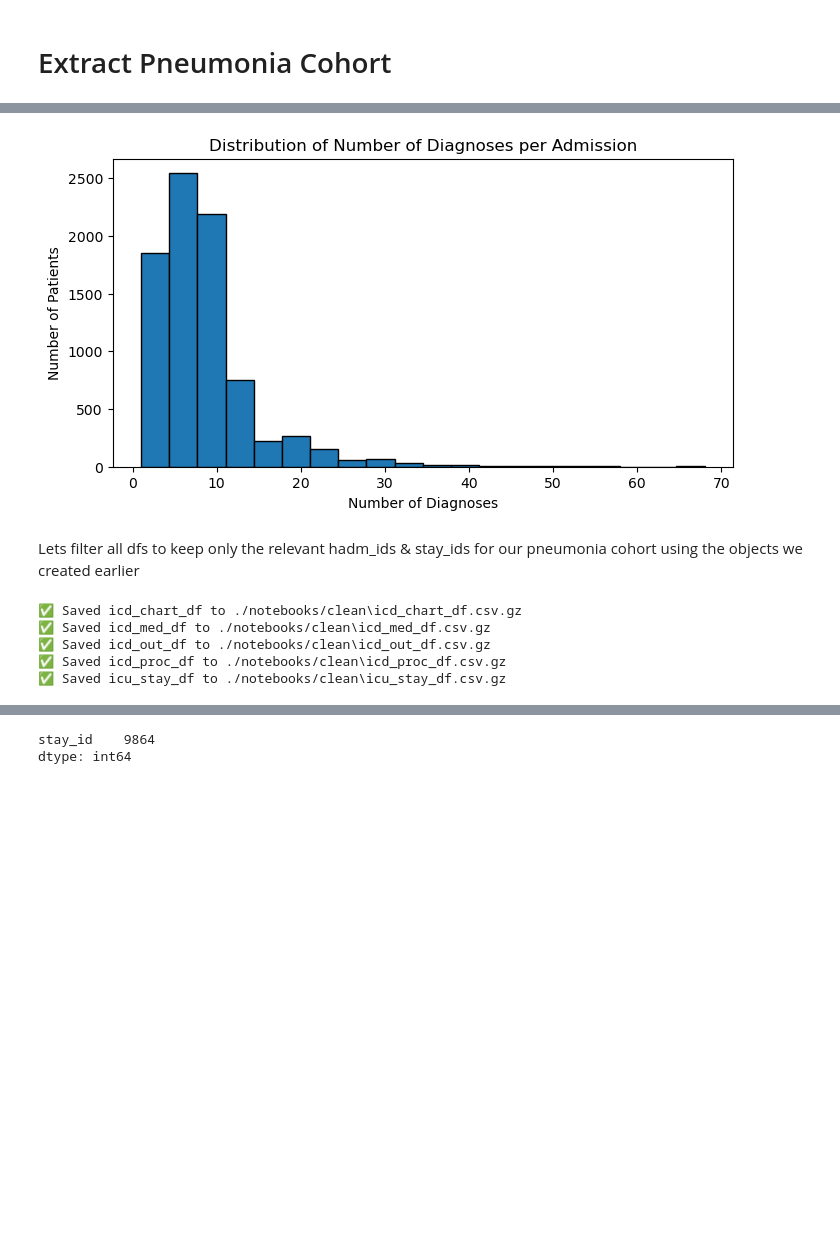
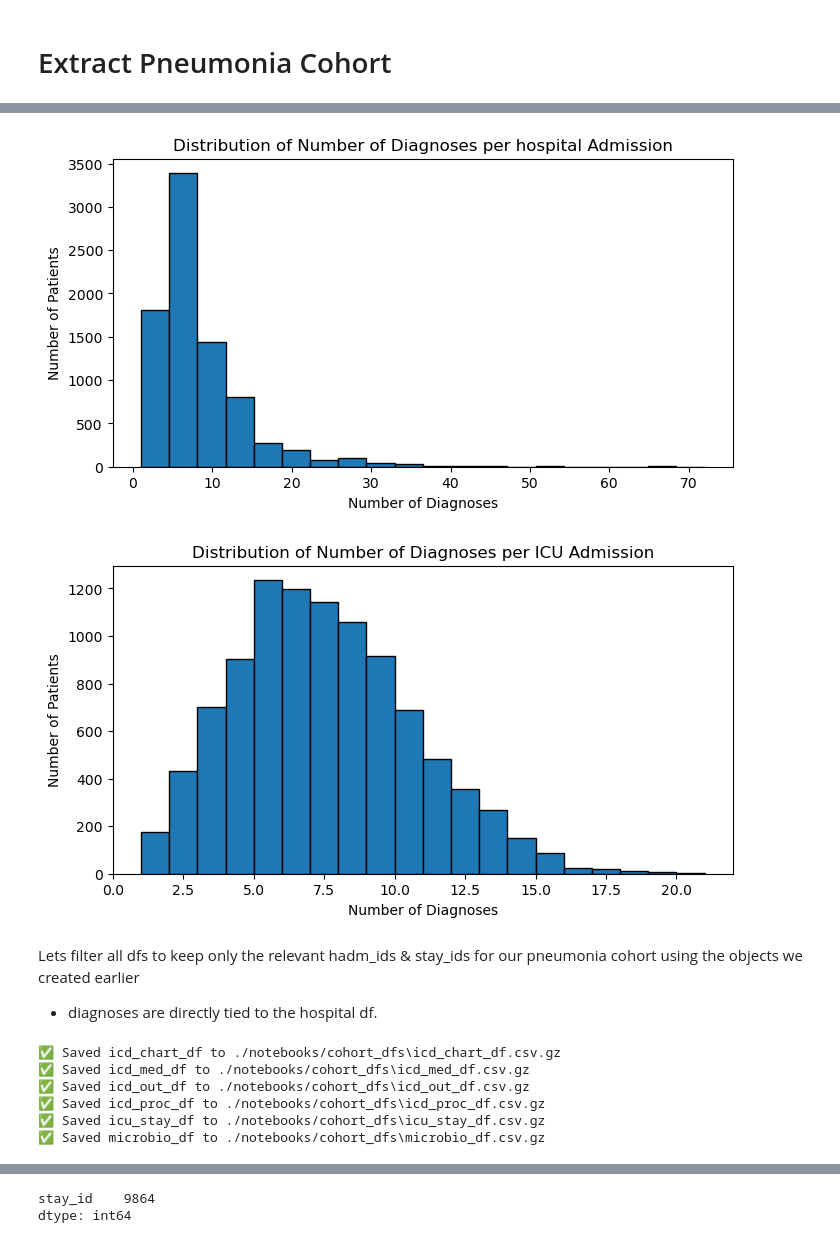
Before and after one commit to shaunaheron2/MIMIC-FINAL, a Jupyter notebook: preAnndataProcessing.ipynb, the cells around one changed output, grey strips where cells are left out. Saved outputs shown, nothing was run; the diff lists cells and outputs as text; code cells hidden in the pictures; blank space fills up the shorter version.

Commit message:
data ready for andata & ehrapy

```diff
--- a/preAnndataProcessing.ipynb
+++ b/preAnndataProcessing.ipynb
@@ -242,27 +271,3 @@ None
 | 75% | 1.751771e+07 | 3.749097e+07 | 2173-11-21 23:04:30 | 2173-11-26 18:02:40.250000384 | 76.000000 | 0.000000 | 2.746508e+07 | 92.701806 |
 | max | 1.999999e+07 | 3.999986e+07 | 2214-07-22 17:05:53 | 2214-07-26 17:13:57 | 91.000000 | 1.000000 | 2.999983e+07 | 5433.673889 |
 | std | 2.884057e+06 | 2.886443e+06 | NaN | NaN | 16.716351 | 0.257558 | 2.884105e+06 | 129.659365 |
-# %%
-# Get the top 15 most common diagnoses
-top_15_diag = icd_diagnoses_df["icd_code"].value_counts().head(15)
-
-# Ensure J18 is in the list (if missing, add it manually)
-if "J18" not in top_15_diag.index:
-    j18_count = icd_diagnoses_df[icd_diagnoses_df["icd_code"] == "J18"]["icd_code"].count()
-
-    # Use pd.concat instead of append
-    top_15_diag = pd.concat([top_15_diag, pd.Series({"J18": j18_count})])
-
-# Step 3: Filter the DataFrame to include:
-#  - All diagnoses for patients who had J18 (pneumonia)
-#  - Only top 15 diagnoses for those patients
-icd_diagnoses_cleaned = icd_diagnoses_df[
-    (icd_diagnoses_df['hadm_id'].isin(pneumonia_hadm_ids)) &  # Keep J18 patients
-    (icd_diagnoses_df['icd_code'].isin(top_15_diag.index))  # Keep J18 + top 15 diagnoses
-].copy()
-
-# Step 4: Add diagnosis counts for reference
-icd_diagnoses_cleaned["count"] = icd_diagnoses_cleaned["icd_code"].map(top_15_diag)
-
-# Display the cleaned DataFrame
-print(icd_diagnoses_cleaned)
@@ -297,10 +389,17 @@ stay_id    9864
 dtype: int64
 # %%
 # Aggregate by hadm_id: Store all ICD codes as a list
-icd_agg_list = icd_diagnoses_cleaned.groupby("hadm_id").agg(
+icd_agg_list = icd_diagnoses_cleaned.groupby("stay_id").agg(
     icd_codes=("icd_code", lambda x: list(x)),  # Store diagnoses as a list
+    diagnoses=("disease_name", lambda x: list(x)),
     disease_categories=("disease_type", lambda x: list(set(x)))  # Unique disease categories
 ).reset_index()
+
+icd_agg_list_hosp = icd_diagnoses_cleaned.groupby("hadm_id").agg(
+    icd_codes=("icd_code", lambda x: list(x)),  # Store diagnoses as a list
+    diagnoses=("disease_name", lambda x: list(x)),
+    disease_categories=("disease_type", lambda x: list(set(x)))  # Unique disease categories
+).reset_index()
 # %%
 icd_agg_list
 # %% [output]
@@ -320,30 +419,46 @@ icd_agg_list
 # %%
+
+icd_agg_list_hosp["num_diagnoses"] = icd_agg_list_hosp["icd_codes"].apply(len)
+
+plt.figure(figsize=(8, 4))
+plt.hist(icd_agg_list_hosp["num_diagnoses"], bins=20, edgecolor="black")
+plt.title("Distribution of Number of Diagnoses per hospital Admission")
+plt.xlabel("Number of Diagnoses")
+plt.ylabel("Number of Patients")
+plt.show()
+
 icd_agg_list["num_diagnoses"] = icd_agg_list["icd_codes"].apply(len)
 
 plt.figure(figsize=(8, 4))
 plt.hist(icd_agg_list["num_diagnoses"], bins=20, edgecolor="black")
-plt.title("Distribution of Number of Diagnoses per Admission")
+plt.title("Distribution of Number of Diagnoses per ICU Admission")
 plt.xlabel("Number of Diagnoses")
 plt.ylabel("Number of Patients")
 plt.show()
 # %% [output]
-[figure, old version]
+[figure, new version]
+[figure, added]
 # %% [markdown]
 Lets filter all dfs to keep only the relevant hadm_ids & stay_ids for our pneumonia cohort using the objects we created earlier
+
+- diagnoses are directly tied to the hospital df.
 # %%
 import os
 
 # Define the directory to save cleaned files
-save_dir = "./notebooks/clean"
+save_dir = "./notebooks/cohort_dfs"
 os.makedirs(save_dir, exist_ok=True)  # Create directory if it doesn't exist
 
 # Ensure the filtered DataFrames retain original columns
 filtered_dfs = {
     "icd_chart_df": icd_chart_df[icd_chart_df["stay_id"].isin(pneumonia_stay_ids)].copy(),
-    "icd_med_df": icd_med_df[icd_med_df["hadm_id"].isin(pneumonia_hadm_ids)].copy(),
-    "icd_out_df": icd_out_df[icd_out_df["hadm_id"].isin(pneumonia_hadm_ids)].copy(),
-    "icd_proc_df": icd_proc_df[icd_proc_df["hadm_id"].isin(pneumonia_hadm_ids)].copy(),
-    "icu_stay_df": icu_stay_df[icu_stay_df["hadm_id"].isin(pneumonia_hadm_ids)].copy(),
+    "icd_med_df": icd_med_df[icd_med_df["stay_id"].isin(pneumonia_stay_ids)].copy(),
+    "icd_out_df": icd_out_df[icd_out_df["stay_id"].isin(pneumonia_stay_ids)].copy(),
+    "icd_proc_df": icd_proc_df[icd_proc_df["stay_id"].isin(pneumonia_stay_ids)].copy(),
+    "icu_stay_df": icu_stay_df[icu_stay_df["stay_id"].isin(pneumonia_stay_ids)].copy(),
+    "microbio_df": microbio[microbio['hadm_id'].isin(pneumonia_hadm_ids)].copy(),
+    "pharma_df": pharma_df[pharma_df['hadm_id'].isin(pneumonia_hadm_ids)].copy(),
+    'emar_df': emar_df[emar_df['hadm_id'].isin(pneumonia_hadm_ids)].copy()
 }
 
 # Ensure empty DataFrames still have expected columns & Save each DataFrame
@@ -358,16 +473,20 @@ for name, df in filtered_dfs.items():
     print(f"✅ Saved {name} to {save_path}")
 
 # Unpack filtered DataFrames
-icd_chart_df, icd_med_df, icd_out_df, icd_proc_df, icu_stay_df = (
+icd_chart_df, icd_med_df, icd_out_df, icd_proc_df, icu_stay_df, microbio_df = (
     filtered_dfs["icd_chart_df"],
     filtered_dfs["icd_med_df"],
     filtered_dfs["icd_out_df"],
     filtered_dfs["icd_proc_df"],
     filtered_dfs["icu_stay_df"],
+    filtered_dfs['microbio_df'],
+    filtered_dfs['pharma_df'],
+    filtered_dfs['emar_df']
 )
 # %% [output]
-✅ Saved icd_chart_df to ./notebooks/clean\icd_chart_df.csv.gz
-✅ Saved icd_med_df to ./notebooks/clean\icd_med_df.csv.gz
-✅ Saved icd_out_df to ./notebooks/clean\icd_out_df.csv.gz
-✅ Saved icd_proc_df to ./notebooks/clean\icd_proc_df.csv.gz
-✅ Saved icu_stay_df to ./notebooks/clean\icu_stay_df.csv.gz
+✅ Saved icd_chart_df to ./notebooks/cohort_dfs\icd_chart_df.csv.gz
+✅ Saved icd_med_df to ./notebooks/cohort_dfs\icd_med_df.csv.gz
+✅ Saved icd_out_df to ./notebooks/cohort_dfs\icd_out_df.csv.gz
+✅ Saved icd_proc_df to ./notebooks/cohort_dfs\icd_proc_df.csv.gz
+✅ Saved icu_stay_df to ./notebooks/cohort_dfs\icu_stay_df.csv.gz
+✅ Saved microbio_df to ./notebooks/cohort_dfs\microbio_df.csv.gz
```
Also changed, not shown: parts of 118 cells of this notebook.
